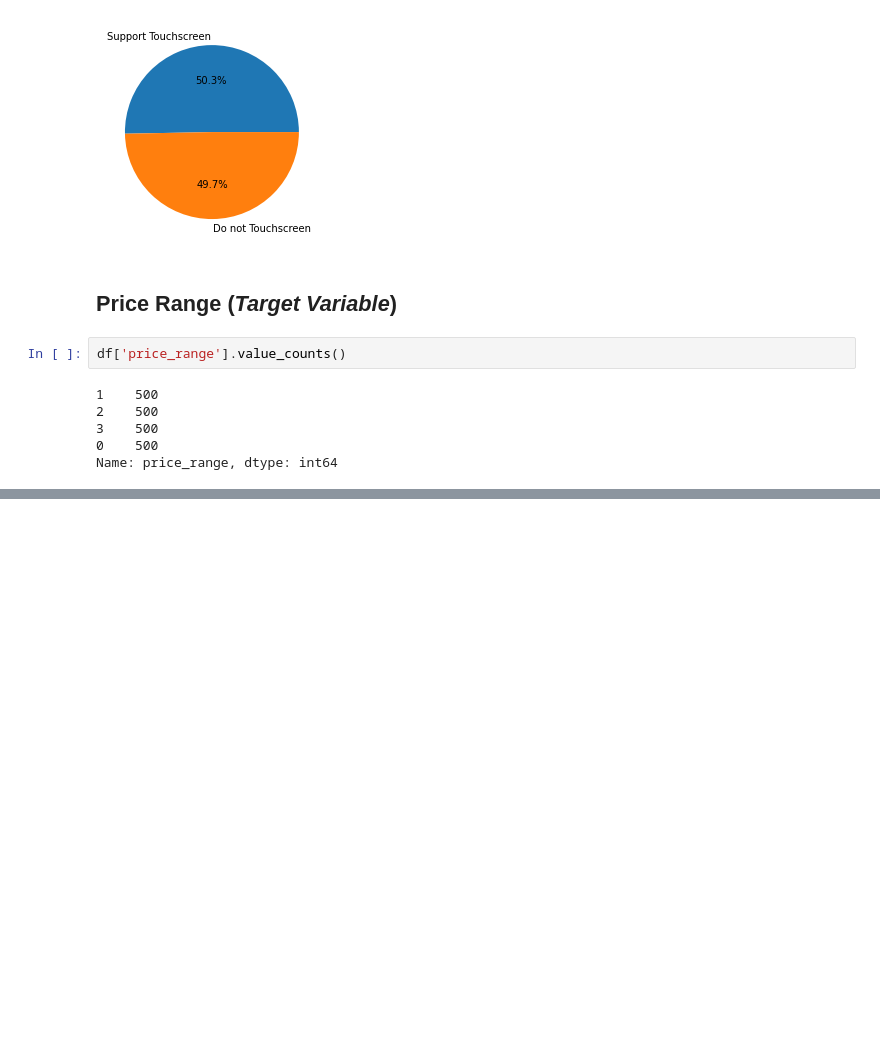
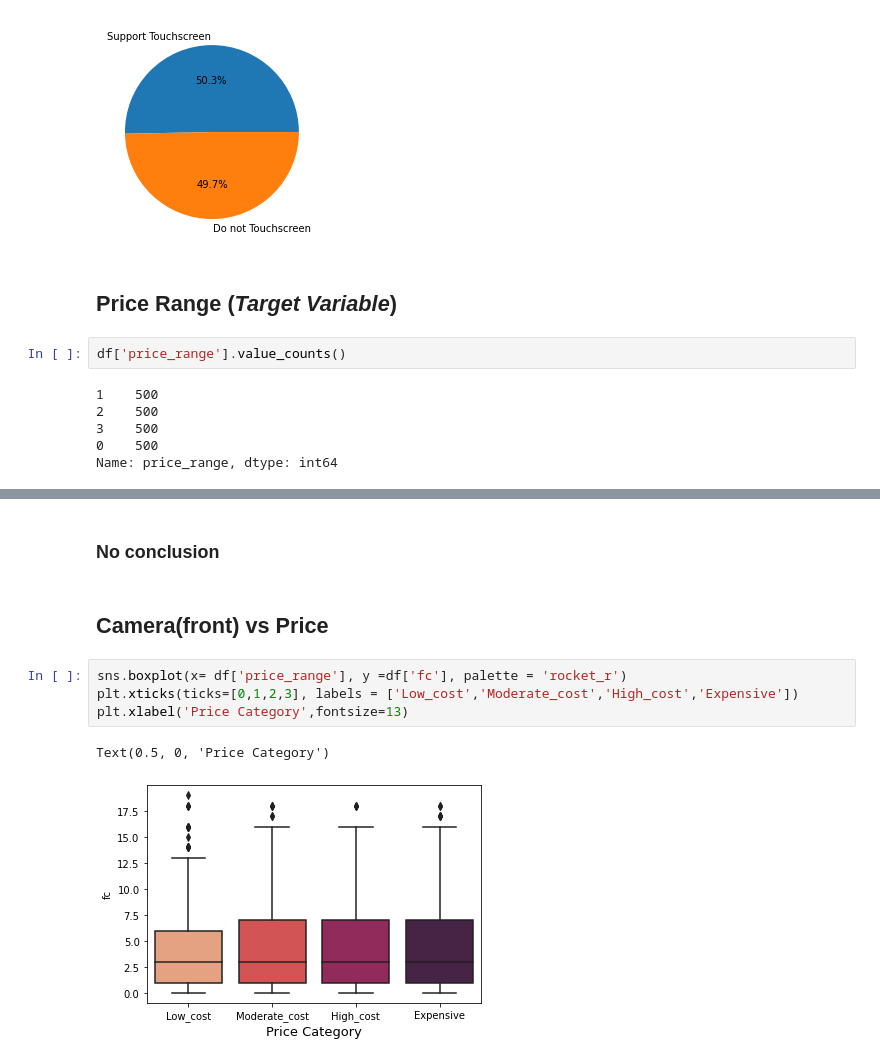
Before and after one commit to Prasad-Khedkar/Mobile_price_range-Classification-, a Jupyter notebook: Mobile_price_range_classification.ipynb, the cells around one changed output, grey strips where cells are left out. Cells and saved outputs as stored; diff of their text form; blank space fills up the shorter version.

```diff
--- a/Mobile_price_range_classification.ipynb
+++ b/Mobile_price_range_classification.ipynb
@@ -262,0 +306,11 @@ plt.show()
+# %% [markdown]
+### No conclusion
+# %% [markdown]
+## Camera(front) vs Price
+# %%
+sns.boxplot(x= df['price_range'], y =df['fc'], palette = 'rocket_r')
+plt.xticks(ticks=[0,1,2,3], labels = ['Low_cost','Moderate_cost','High_cost','Expensive'])
+plt.xlabel('Price Category',fontsize=13)
+# %% [output]
+Text(0.5, 0, 'Price Category')
+[figure, added]
```
Also changed, not shown: parts of 50 cells of this notebook.
